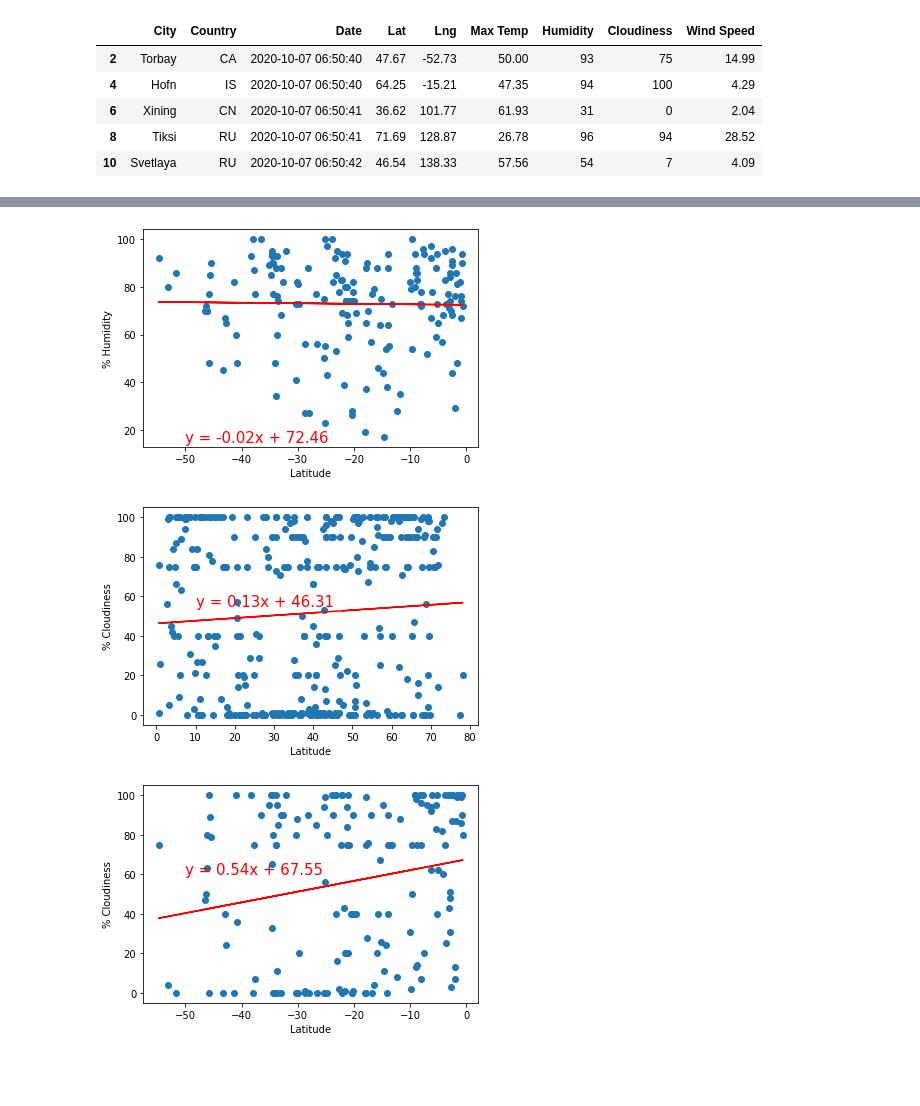
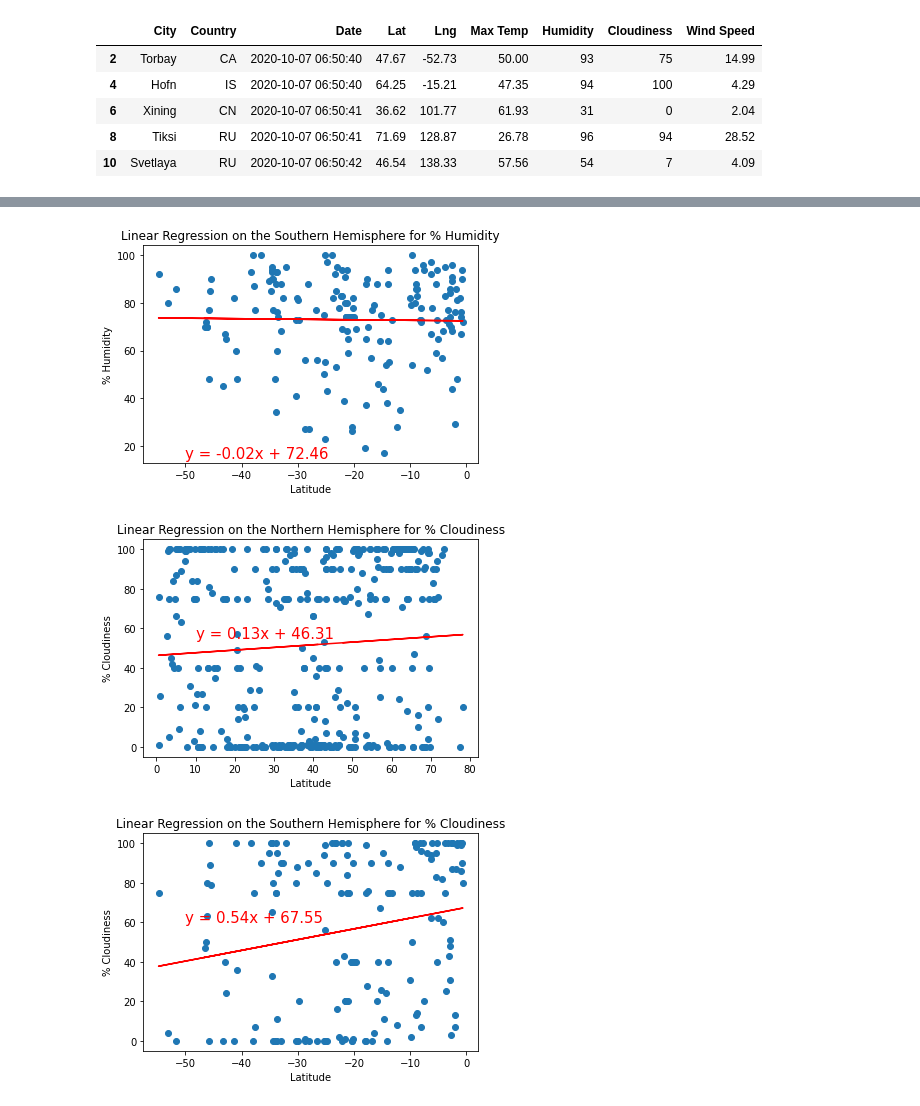
Before and after one commit to reno8946/World_Weather_Analysis, a Jupyter notebook: WeatherPy.ipynb, the cells around one changed output, grey strips where cells are left out. Saved outputs shown, nothing was run; the diff lists cells and outputs as text; code cells hidden in the pictures; blank space fills up the shorter version.

```diff
--- a/WeatherPy.ipynb
+++ b/WeatherPy.ipynb
@@ -351,5 +354,6 @@ plot_linear_regression(x_values, y_values,
 # %%
 # Linear regression on the Southern Hemisphere
+plt.title('Linear Regression on the Southern Hemisphere for % Humidity')
 x_values = southern_hemi_df["Lat"]
 y_values = southern_hemi_df["Humidity"]
 # Import linear regression from the SciPy stats module.
@@ -358,20 +362,22 @@ from scipy.stats import linregress
 plot_linear_regression(x_values, y_values,
                        'Linear Regression on the Southern Hemisphere for % Humidity', '% Humidity',(-50,15))
 # %% [output]
-[figure, old version]
+[figure, new version]
 # %%
 # Linear regression on the Northern Hemisphere
+plt.title('Linear Regression on the Northern Hemisphere for % Cloudiness')
 x_values = northern_hemi_df["Lat"]
 y_values = northern_hemi_df["Cloudiness"]
 # Import linear regression from the SciPy stats module.
 from scipy.stats import linregress
 # Call the function
 plot_linear_regression(x_values, y_values,
                    'Linear Regression on the Northern Hemisphere for % Cloudiness', '% Cloudiness',(10,55))
 # %% [output]
-[figure, old version]
+[figure, new version]
 # %%
 # Linear regression on the Southern Hemisphere
+plt.title('Linear Regression on the Southern Hemisphere for % Cloudiness')
 x_values = southern_hemi_df["Lat"]
 y_values = southern_hemi_df["Cloudiness"]
 # Import linear regression from the SciPy stats module.
@@ -380,6 +386,6 @@ from scipy.stats import linregress
 plot_linear_regression(x_values, y_values,
                        'Linear Regression on the Southern Hemisphere for % Cloudiness', '% Cloudiness',(-50,60))
 # %% [output]
-[figure, old version]
+[figure, new version]
 # %%
 # Linear regression on the Northern Hemisphere
```
Also changed, not shown: parts of 5 cells of this notebook.
